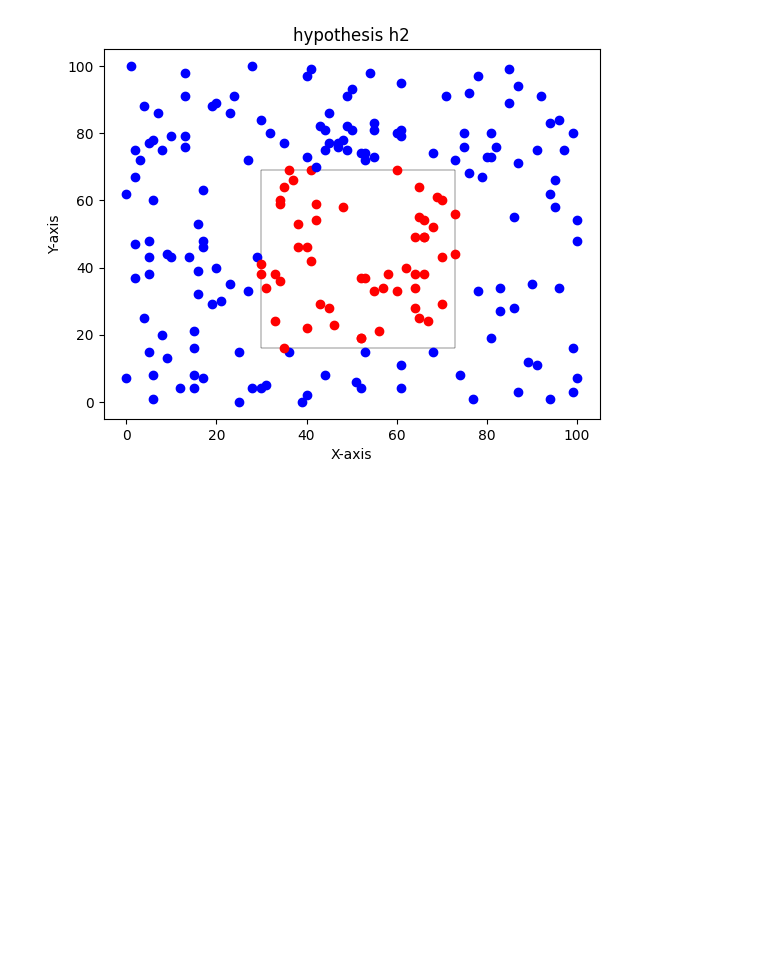
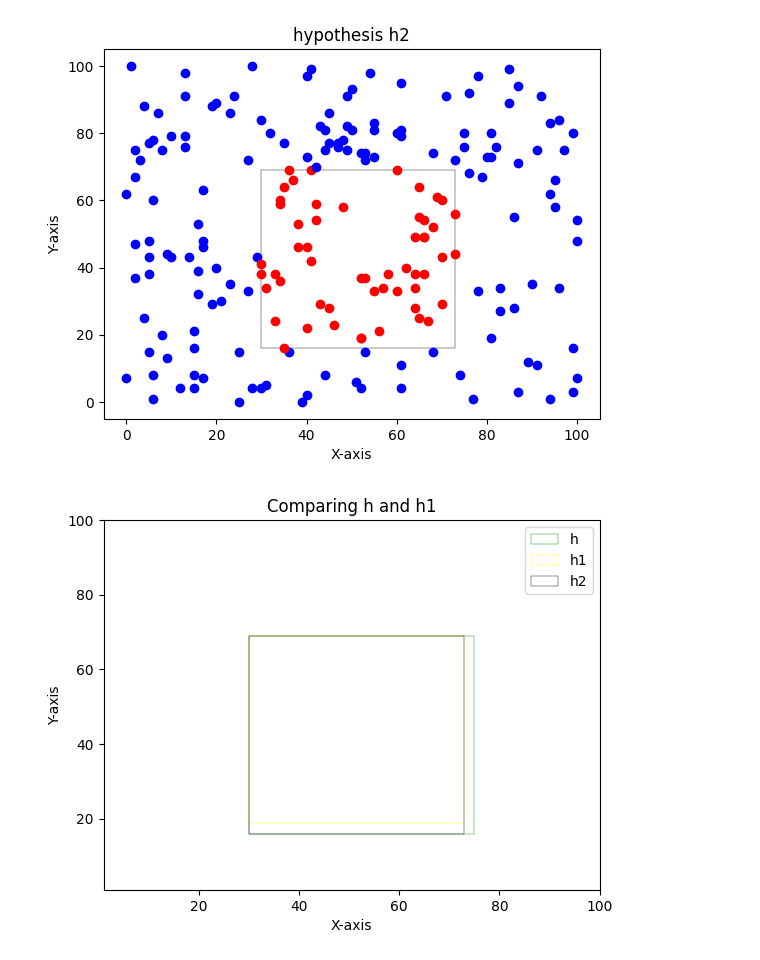
Before and after one commit to Aditya-Y-29/ML-Assignments, a Jupyter notebook: Assignment-1/Task3.ipynb, the cells around one changed output. Cells and saved outputs as stored; diff of their text form; code cells hidden in the pictures; blank space fills up the shorter version.

```diff
--- a/Assignment-1/Task3.ipynb
+++ b/Assignment-1/Task3.ipynb
@@ -257,19 +257,21 @@ From hypothesis h2:
 # %%
 # Comparision between h and h1
 fig, ax = plt.subplots()
 # True hypothesis
 rectangle_h = patches.Rectangle((random_concept_h_parameter[0], random_concept_h_parameter[2]), random_concept_h_parameter[1]-random_concept_h_parameter[0], random_concept_h_parameter[3]-random_concept_h_parameter[2], linewidth=0.3, edgecolor='green', facecolor='none', label='h')
 ax.add_patch(rectangle_h)
 rectangle_h1 = patches.Rectangle((hypothesis_h1_parameter[0], hypothesis_h1_parameter[2]), hypothesis_h1_parameter[1]-hypothesis_h1_parameter[0], hypothesis_h1_parameter[3]-hypothesis_h1_parameter[2], linewidth=0.3, edgecolor='yellow', facecolor='none', label='h1')
 ax.add_patch(rectangle_h1)
-rectangle_h1 = patches.Rectangle((hypothesis_h1_parameter[0], hypothesis_h1_parameter[2]), hypothesis_h1_parameter[1]-hypothesis_h1_parameter[0], hypothesis_h1_parameter[3]-hypothesis_h1_parameter[2], linewidth=0.3, edgecolor='purple', facecolor='none', label='h2')
-ax.add_patch(rectangle_h1)
+rectangle_h2 = patches.Rectangle((hypothesis_h2_parameter[0], hypothesis_h2_parameter[2]), hypothesis_h2_parameter[1]-hypothesis_h2_parameter[0], hypothesis_h2_parameter[3]-hypothesis_h2_parameter[2], linewidth=0.3, edgecolor='black', facecolor='none', label='h2')
+ax.add_patch(rectangle_h2)
 
 ax.set_xlim(1, 100)
 ax.set_ylim(1, 100)
 
 plt.xlabel('X-axis')
 plt.ylabel('Y-axis')
 plt.title('Comparing h and h1')
 plt.legend()
 plt.show()
+# %% [output]
+[figure, added]
```
Also changed, not shown: parts of 1 cell of this notebook, 1 other file.
